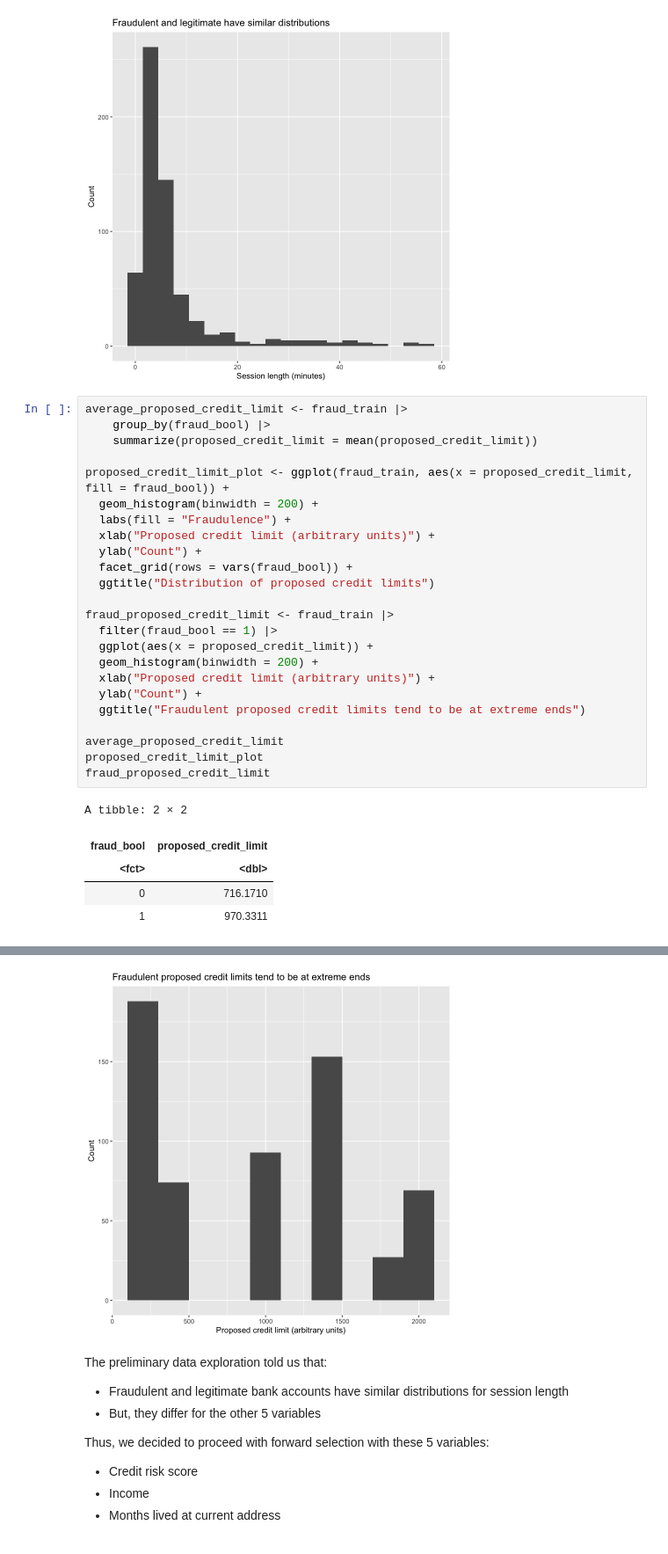
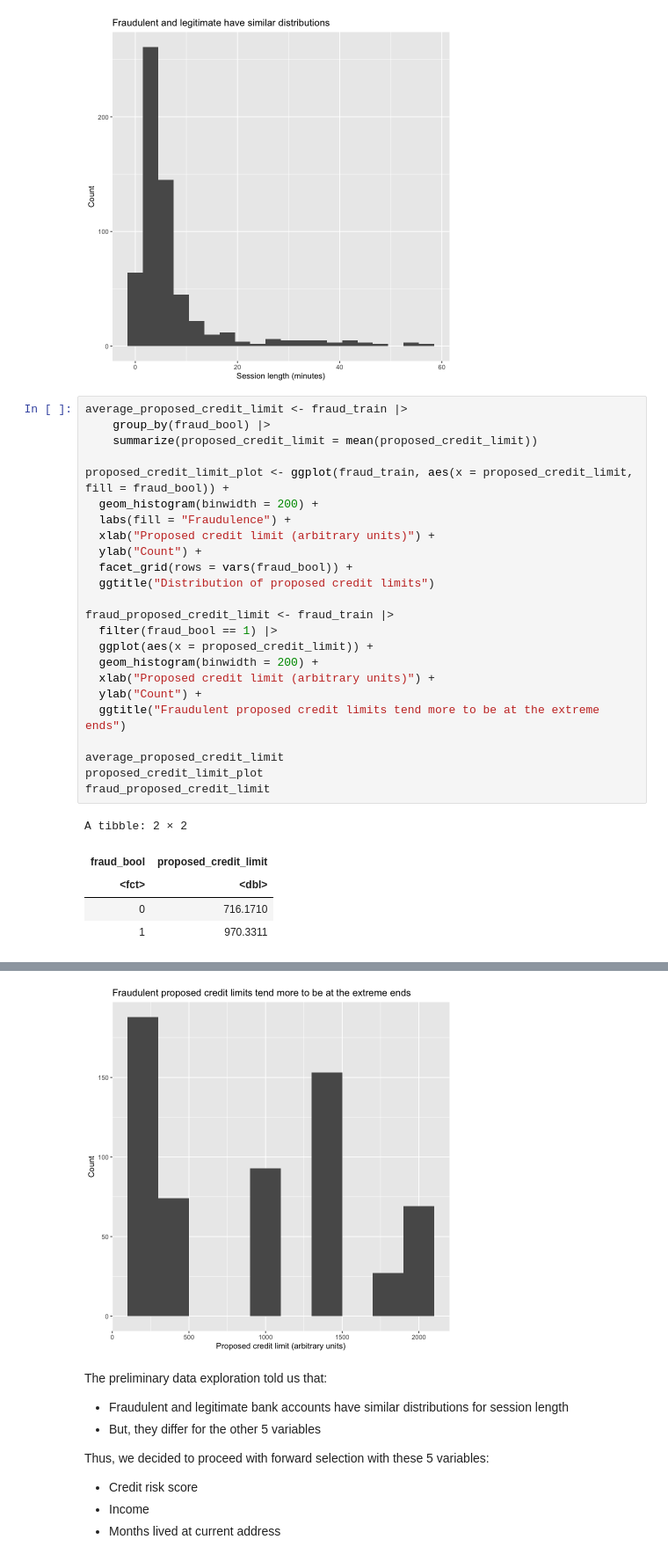
Before and after one commit to aqil18/DSCI100-Term-Project-2022W2, a Jupyter notebook: group_project_proposal.ipynb, the cells around one changed output, grey strips where cells are left out. Shown at 88% size. Drawn from its saved outputs; the diff is of its cells as text.

```diff
--- a/group_project_proposal.ipynb
+++ b/group_project_proposal.ipynb
@@ -367,35 +350,35 @@ A tibble: 2 × 2
 # %%
 average_proposed_credit_limit <- fraud_train |>
     group_by(fraud_bool) |>
     summarize(proposed_credit_limit = mean(proposed_credit_limit))
 
 proposed_credit_limit_plot <- ggplot(fraud_train, aes(x = proposed_credit_limit, fill = fraud_bool)) +
   geom_histogram(binwidth = 200) +
   labs(fill = "Fraudulence") +
   xlab("Proposed credit limit (arbitrary units)") +
   ylab("Count") +
   facet_grid(rows = vars(fraud_bool)) +
   ggtitle("Distribution of proposed credit limits")
 
 fraud_proposed_credit_limit <- fraud_train |>
   filter(fraud_bool == 1) |>
   ggplot(aes(x = proposed_credit_limit)) +
   geom_histogram(binwidth = 200) +
   xlab("Proposed credit limit (arbitrary units)") +
   ylab("Count") +
-  ggtitle("Fraudulent proposed credit limits tend to be at extreme ends")
+  ggtitle("Fraudulent proposed credit limits tend more to be at the extreme ends")
 
 average_proposed_credit_limit
 proposed_credit_limit_plot
 fraud_proposed_credit_limit
 # %% [output]
 A tibble: 2 × 2
 | fraud_bool | proposed_credit_limit |
 | <fct> | <dbl> |
 | 0 | 716.1710 |
 | 1 | 970.3311 |
 [figure]
-[figure, old version]
+[figure, new version]
 # %% [markdown]
 The preliminary data exploration told us that:
 
```
Also changed, not shown: parts of 6 cells of this notebook.
